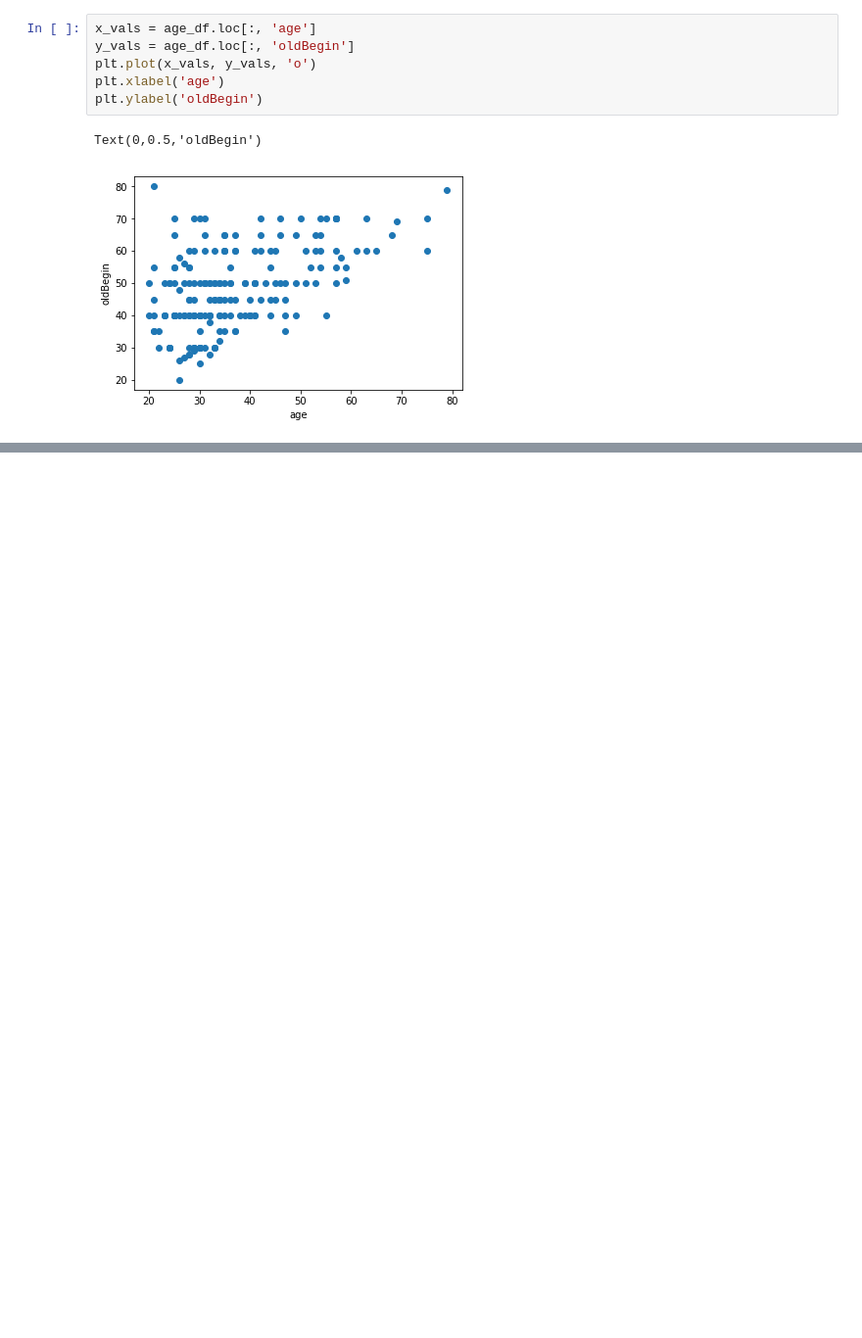
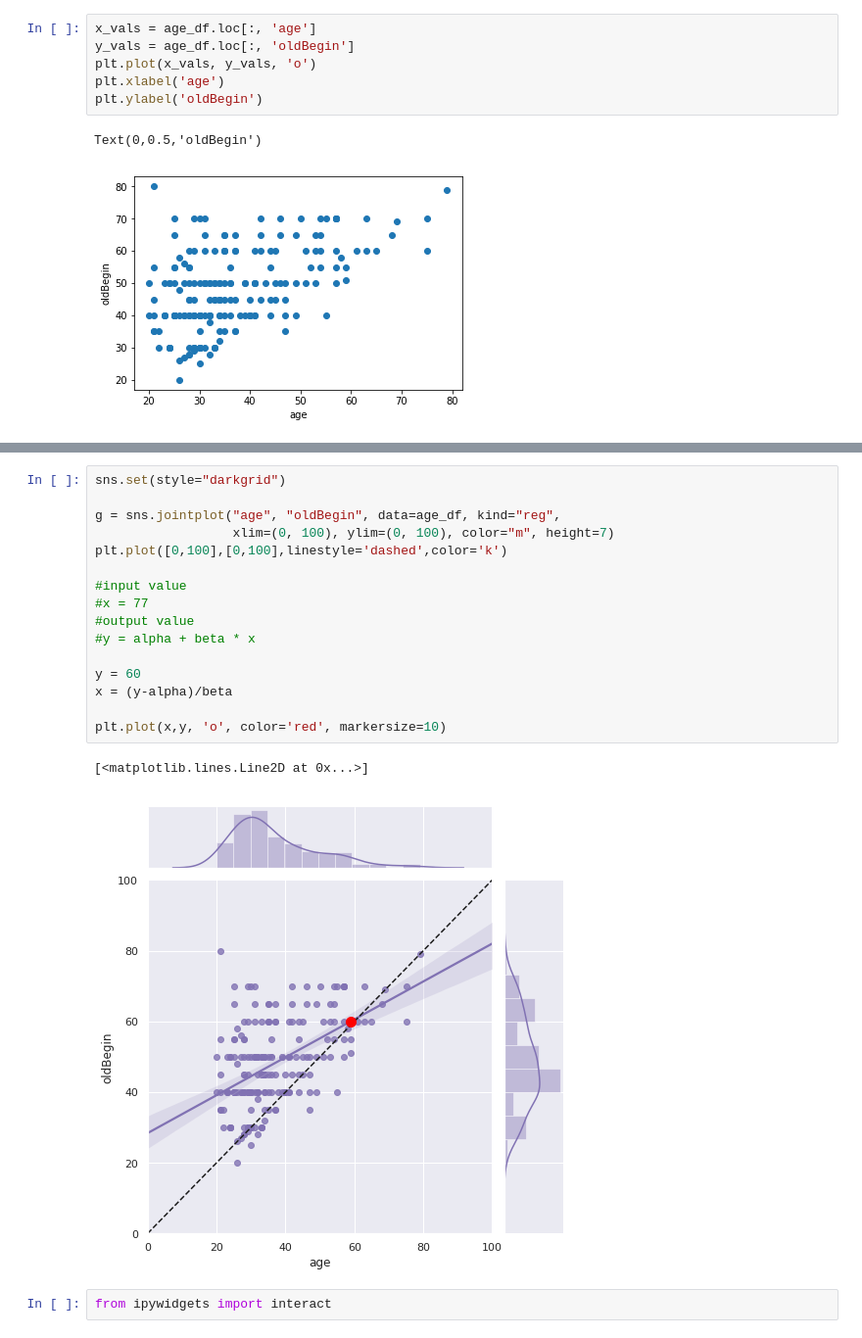
Before and after one commit to mwegrzyn/abbildungenWS1819, a Jupyter notebook: notebooks/age_project_AB.ipynb, the cells around one changed output, grey strips where cells are left out. Shown: that part at 98% size. Saved outputs shown, nothing was run; the diff lists cells and outputs as text; blank space fills up the shorter version.

```diff
--- a/notebooks/age_project_AB.ipynb
+++ b/notebooks/age_project_AB.ipynb
@@ -181,0 +288,21 @@ Text(0,0.5,'oldBegin')
+# %%
+sns.set(style="darkgrid")
+
+g = sns.jointplot("age", "oldBegin", data=age_df, kind="reg",
+                  xlim=(0, 100), ylim=(0, 100), color="m", height=7)
+plt.plot([0,100],[0,100],linestyle='dashed',color='k')
+
+#input value
+#x = 77
+#output value
+#y = alpha + beta * x
+
+y = 60
+x = (y-alpha)/beta
+
+plt.plot(x,y, 'o', color='red', markersize=10)
+# %% [output]
+[<matplotlib.lines.Line2D at 0x...>]
+[figure, added]
+# %%
+from ipywidgets import interact
```
Also changed, not shown: parts of 20 cells of this notebook, 5 other files.
